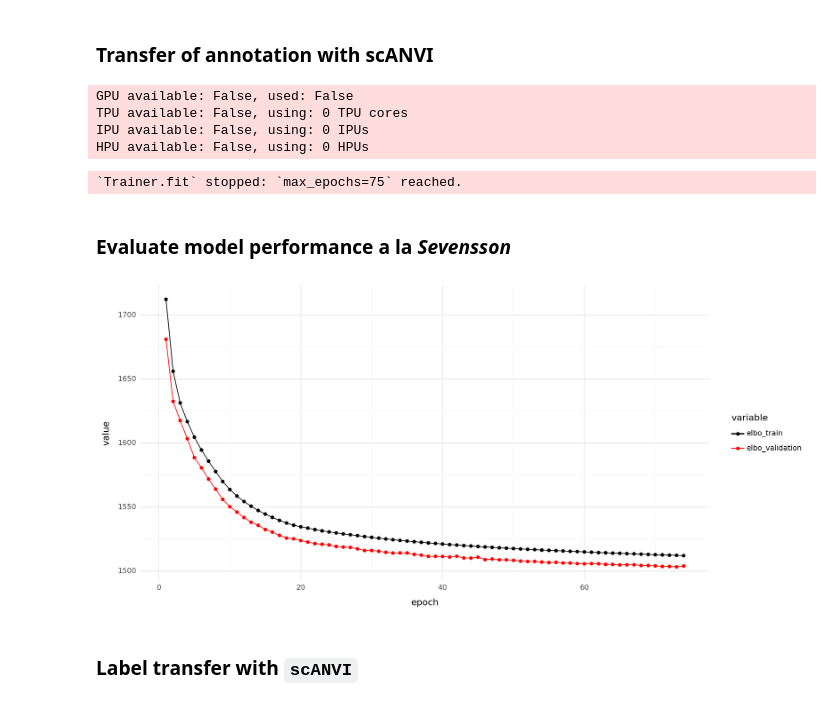
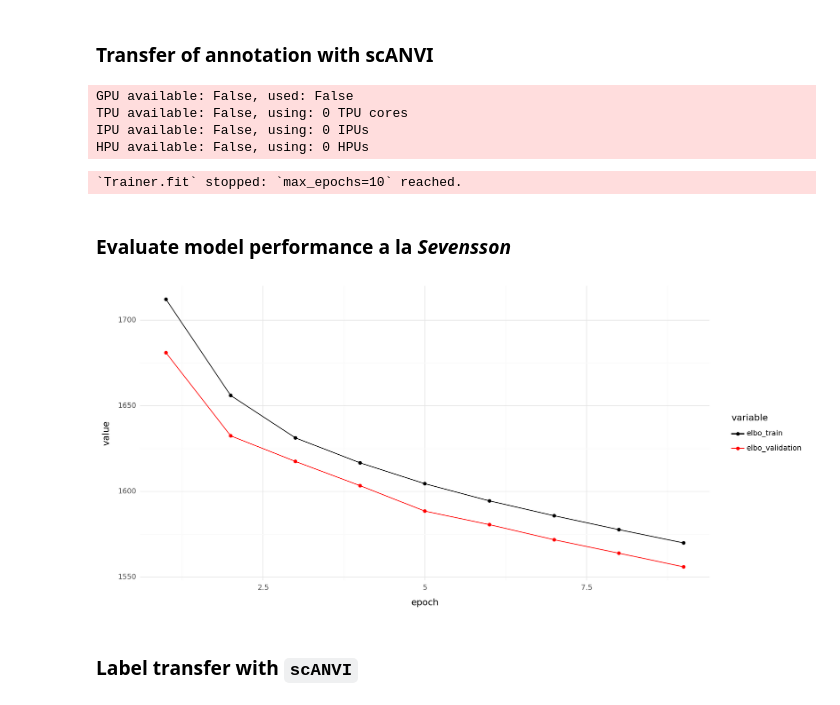
Before and after one commit to Ale-x-andra24/ACM_Mouse_Immune, a Jupyter notebook: 3_label_transfer_scANVI/240216_scANVI_seed_label_Yoshida22_to_CirnuHeartImmune copy.ipynb, the cells around one changed output. Saved outputs shown, nothing was run; the diff lists cells and outputs as text; code cells hidden in the pictures.

Commit message:
try 10 epochs for scvi model training

```diff
--- a/3_label_transfer_scANVI/240216_scANVI_seed_label_Yoshida22_to_CirnuHeartImmune copy.ipynb
+++ b/3_label_transfer_scANVI/240216_scANVI_seed_label_Yoshida22_to_CirnuHeartImmune copy.ipynb
@@ -257,7 +257,7 @@ scvi_model = scvi.model.SCVI(adata,
                              dispersion = 'gene-batch',
                              gene_likelihood = 'nb')
 # %%
-scvi_model.train(75,
+scvi_model.train(10,
                  check_val_every_n_epoch = 1,
                  enable_progress_bar = True,                    #use_gpu = 1 was an argument in old notebook
                  )
@@ -266,32 +266,32 @@ GPU available: False, used: False
 TPU available: False, using: 0 TPU cores
 IPU available: False, using: 0 IPUs
 HPU available: False, using: 0 HPUs
-`Trainer.fit` stopped: `max_epochs=75` reached.
+`Trainer.fit` stopped: `max_epochs=10` reached.
 # %% [markdown]
 ### Evaluate model performance a la _Sevensson_
 # %%
 history_df = (
     scvi_model.history['elbo_train'].astype(float)
     .join(scvi_model.history['elbo_validation'].astype(float))
     .reset_index()
     .melt(id_vars = ['epoch'])
 )
 
 p.options.figure_size = 12, 6
 
 p_ = (
     p.ggplot(p.aes(x = 'epoch', y = 'value', color = 'variable'), history_df.query('epoch > 0'))
     + p.geom_line()
     + p.geom_point()
     + p.scale_color_manual({'elbo_train': 'black', 'elbo_validation': 'red'})
     + p.theme_minimal()
 )
 
-p_.save('fig1.png', dpi = 300)
+p_.save('fig2.png', dpi = 300)
 
 print(p_)
 # %% [output]
-[figure, old version]
+[figure, new version]
 # %% [markdown]
 ### Label transfer with `scANVI`
 # %%
```
